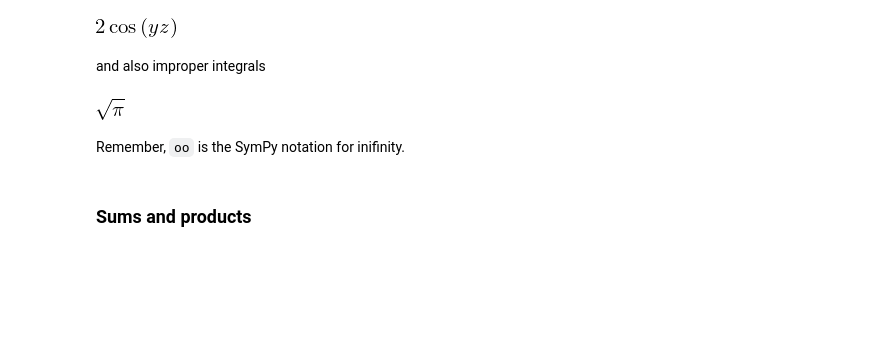
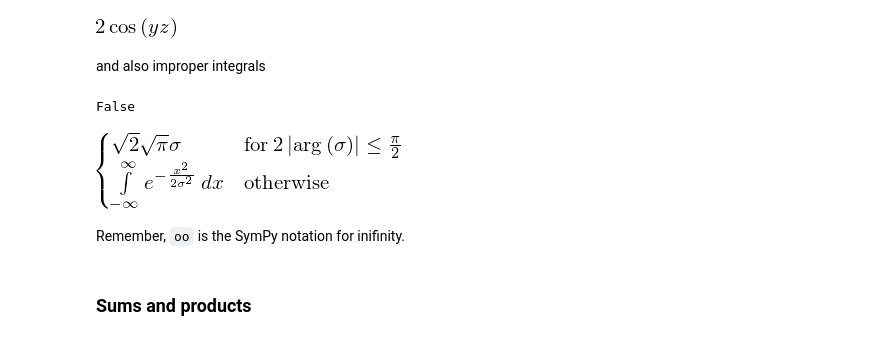
Before and after one commit to douglasvitoreti/scientific-python-lectures, a Jupyter notebook: Lecture-3-Sympy.ipynb, the cells around one changed output. Saved outputs shown, nothing was run; the diff lists cells and outputs as text; code cells hidden in the pictures; blank space fills up the shorter version.

```diff
--- a/Lecture-3-Sympy.ipynb
+++ b/Lecture-3-Sympy.ipynb
@@ -313,10 +372,16 @@ sp.integrate(f, (x, -1, 1))
 [figure]
 # %% [markdown]
 and also improper integrals
+# %%
+sigma = sp.symbols('\sigma', real=True)
+
+sigma.is_imaginary
+# %% [output]
+False
 # %%
-sp.integrate(sp.exp(-x**2), (x, -sp.oo, sp.oo))
+sp.integrate(sp.exp(-x**2/(2*sigma**2)), (x, -sp.oo, sp.oo))
 # %% [output]
-[figure, old version]
+[figure, new version]
 # %% [markdown]
 Remember, `oo` is the SymPy notation for inifinity.
 # %% [markdown]
```
Also changed, not shown: parts of 38 cells of this notebook, 2 other files.
